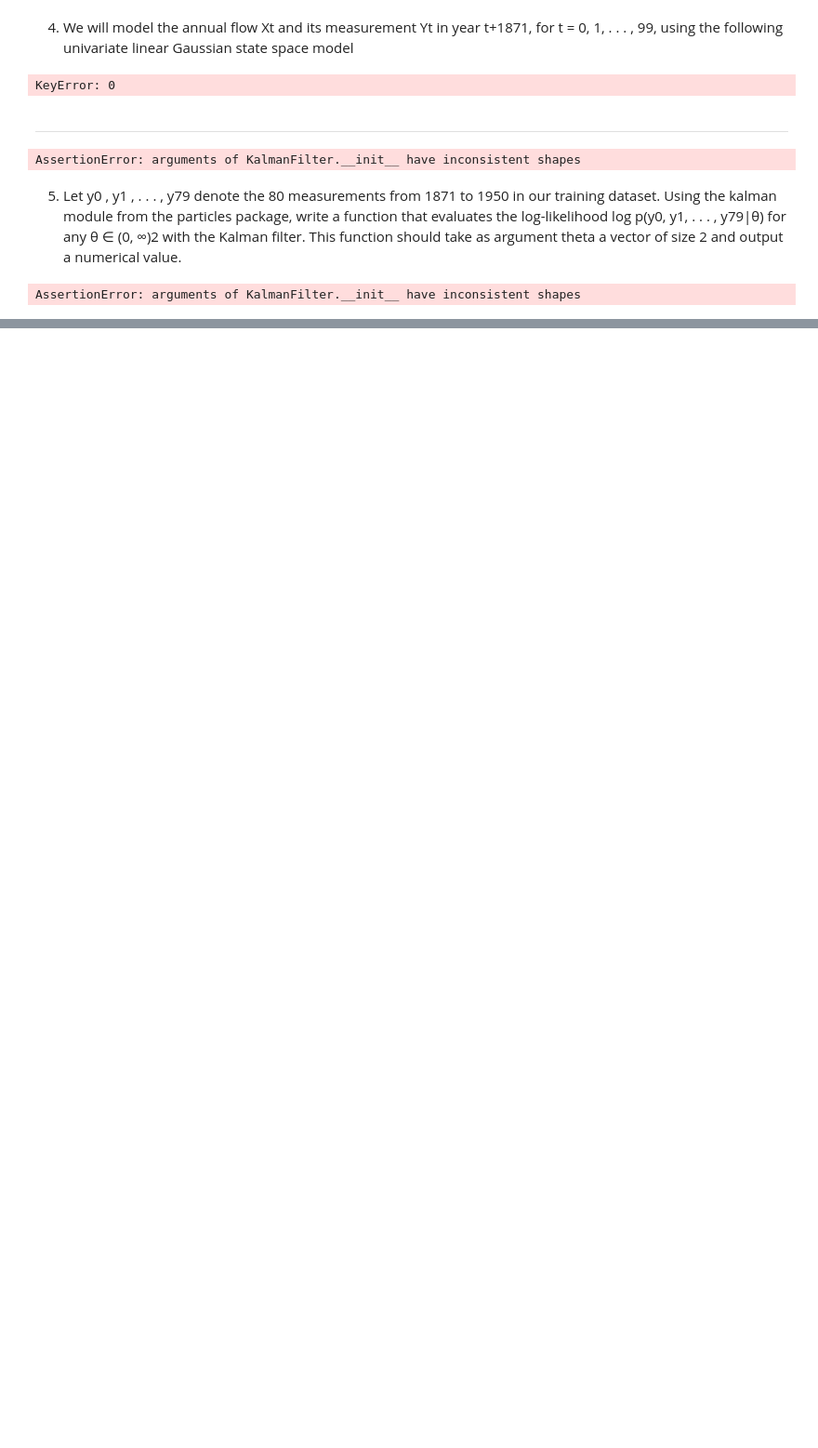
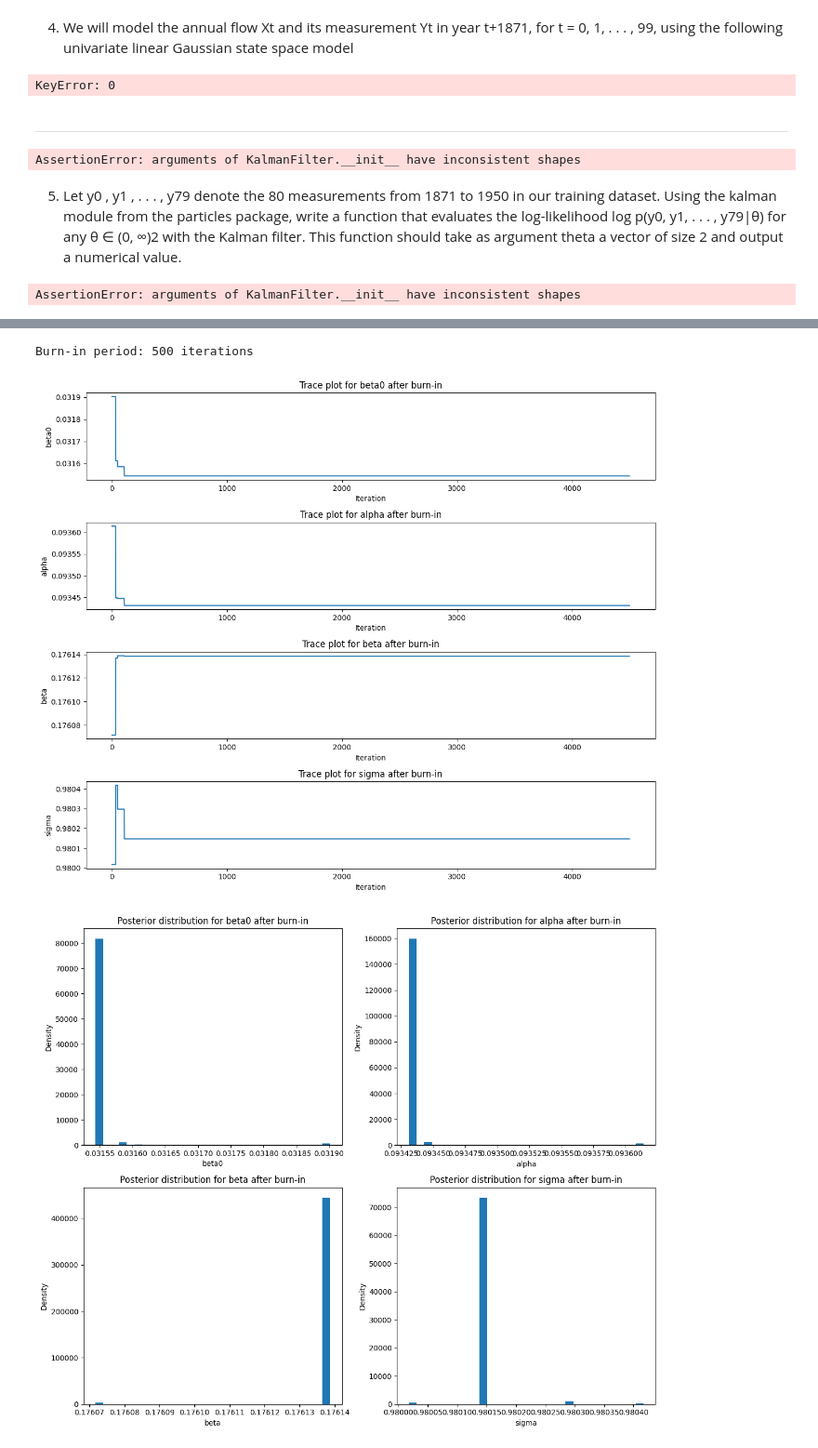
Before and after one commit to omeurer/simulation_based_ESSEC, a Jupyter notebook: project2.ipynb, the cells around one changed output, grey strips where cells are left out. Shown: that part at 93% size. Drawn from its saved outputs; the diff is of its cells as text; code cells hidden in the pictures; blank space fills up the shorter version.

```diff
--- a/project2.ipynb
+++ b/project2.ipynb
@@ -213,0 +383,37 @@ evaluate_log_likelihood
+# %%
+
+# Choosing an appropriate burn-in period
+burn_in = 500  # considering previous plots, it seems that we should discard the first 500 steps to ensure that the samples used for analysis come from the target distribution
+print(f'Burn-in period: {burn_in} iterations')
+
+# Removing burn-in samples
+chain_after_burn_in = {param: mcmc_obj.chain.theta[param][burn_in:] for param in params}
+
+# Plotting trace plots after burn-in
+fig, axs = plt.subplots(4, 1, figsize=(12, 10))
+
+for i, param in enumerate(params):
+    axs[i].plot(chain_after_burn_in[param])
+    axs[i].set_title(f'Trace plot for {param} after burn-in')
+    axs[i].set_xlabel('Iteration')
+    axs[i].set_ylabel(param)
+
+plt.tight_layout()
+plt.show()
+
+# Histogram plots after burn-in
+fig, axs = plt.subplots(2, 2, figsize=(12, 10))
+
+for i, param in enumerate(params):
+    ax = axs[i // 2, i % 2]
+    ax.hist(chain_after_burn_in[param], bins=30, density=True)
+    ax.set_title(f'Posterior distribution for {param} after burn-in')
+    ax.set_xlabel(param)
+    ax.set_ylabel('Density')
+
+plt.tight_layout()
+plt.show()
+# %% [output]
+Burn-in period: 500 iterations
+[figure, added]
+[figure, added]
```
Also changed, not shown: parts of 28 cells of this notebook, 4 other files.
